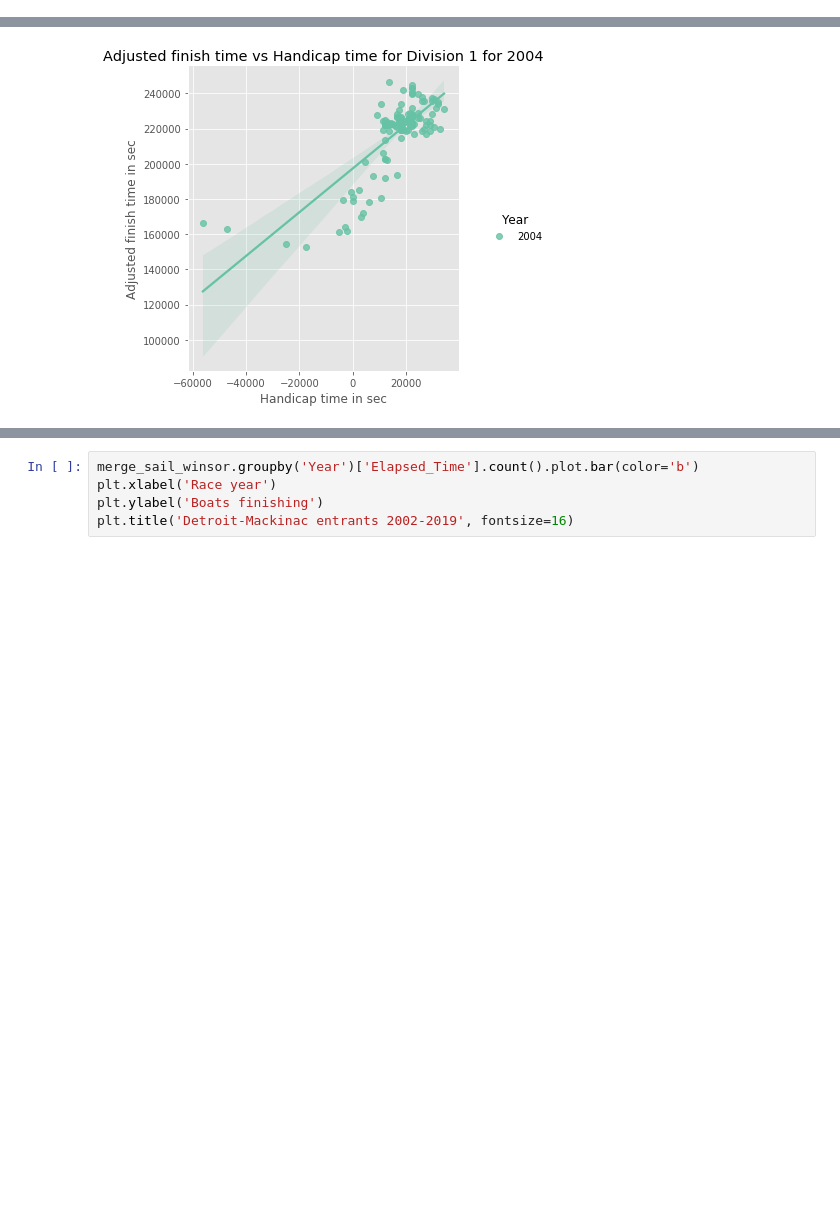
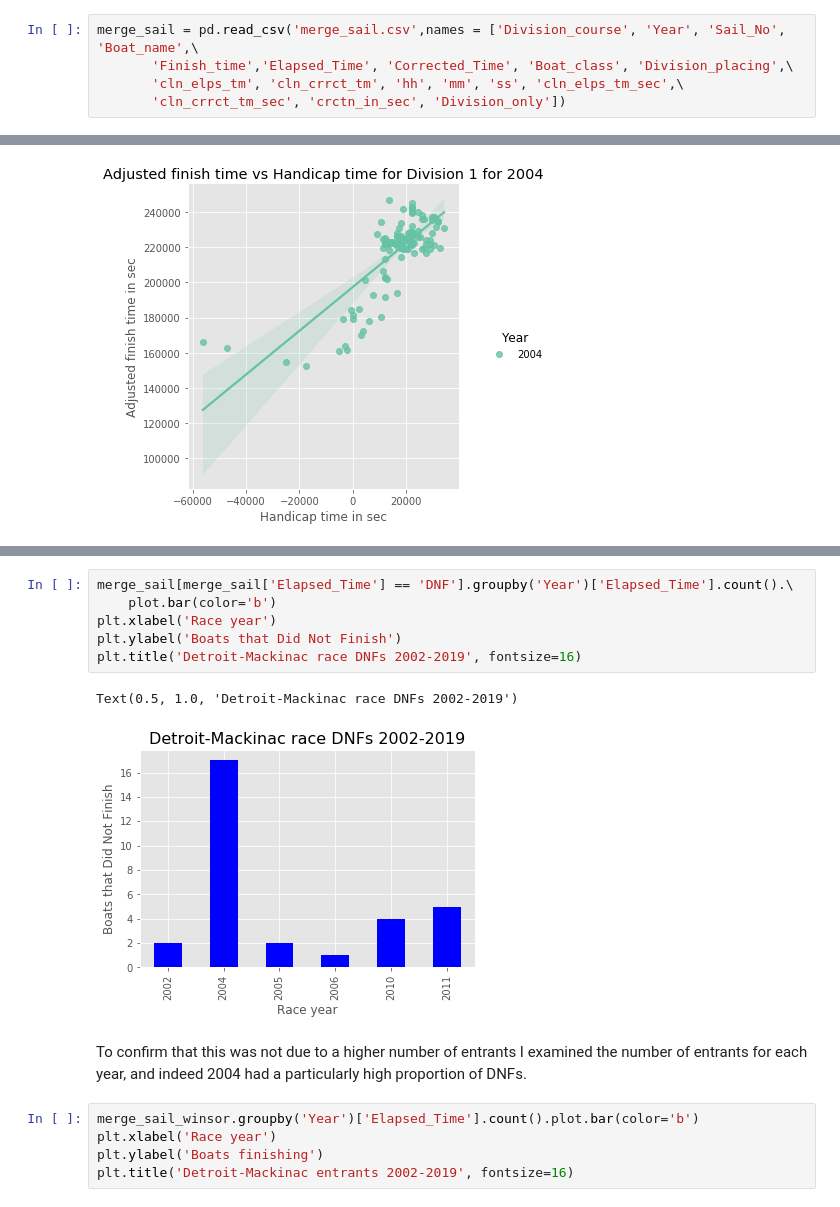
Before and after one commit to devens-mn/Devens_NYCDSA_Web_Scrape, a Jupyter notebook: Devens_NYCDSA_webscrape_v2.ipynb, the cells around one changed output, grey strips where cells are left out. Cells and saved outputs as stored; diff of their text form; blank space fills up the shorter version.

```diff
--- a/Devens_NYCDSA_webscrape_v2.ipynb
+++ b/Devens_NYCDSA_webscrape_v2.ipynb
@@ -183,0 +39,5 @@ Examine distribution of correction time
+# %%
+merge_sail = pd.read_csv('merge_sail.csv',names = ['Division_course', 'Year', 'Sail_No', 'Boat_name',\
+       'Finish_time','Elapsed_Time', 'Corrected_Time', 'Boat_class', 'Division_placing',\
+       'cln_elps_tm', 'cln_crrct_tm', 'hh', 'mm', 'ss', 'cln_elps_tm_sec',\
+       'cln_crrct_tm_sec', 'crctn_in_sec', 'Division_only'])
@@ -383,3 +196,14 @@ Number of entries per year, declining over time with variation
+# %%
+merge_sail[merge_sail['Elapsed_Time'] == 'DNF'].groupby('Year')['Elapsed_Time'].count().\
+    plot.bar(color='b')
+plt.xlabel('Race year')
+plt.ylabel('Boats that Did Not Finish')
+plt.title('Detroit-Mackinac race DNFs 2002-2019', fontsize=16)
+# %% [output]
+Text(0.5, 1.0, 'Detroit-Mackinac race DNFs 2002-2019')
+[figure, added]
+# %% [markdown]
+To confirm that this was not due to a higher number of entrants I examined the number of entrants for each year, and indeed 2004 had a particularly high proportion of DNFs.
 # %%
 merge_sail_winsor.groupby('Year')['Elapsed_Time'].count().plot.bar(color='b')
 plt.xlabel('Race year')
```
Also changed, not shown: parts of 90 cells of this notebook.
